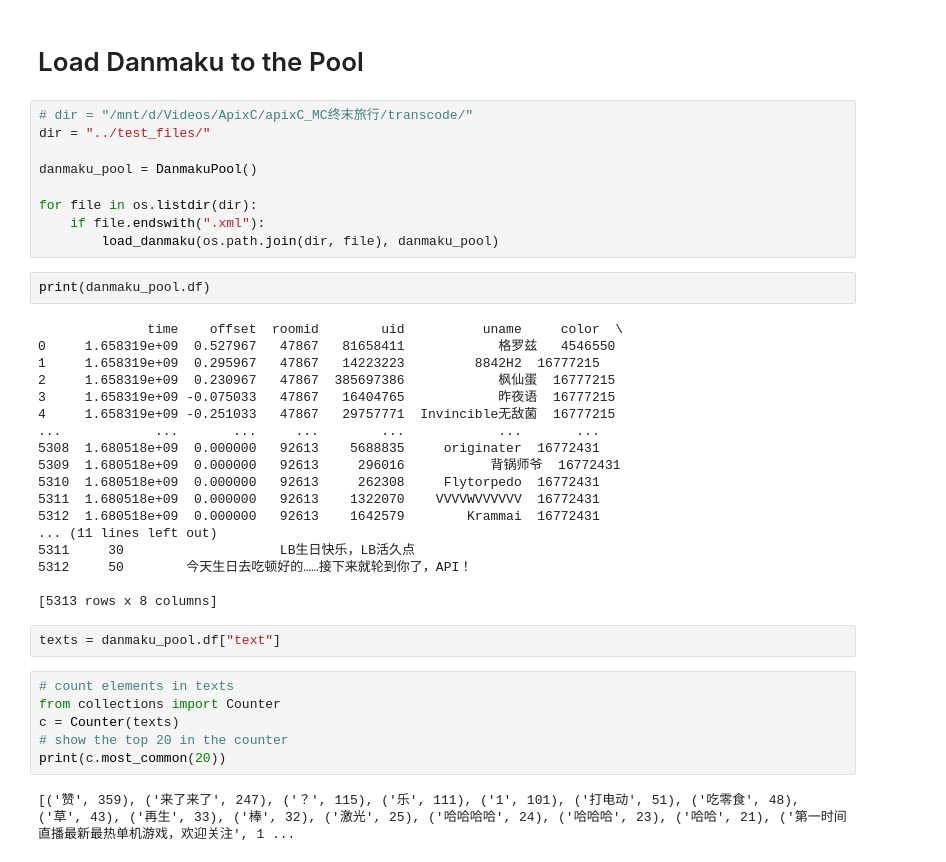
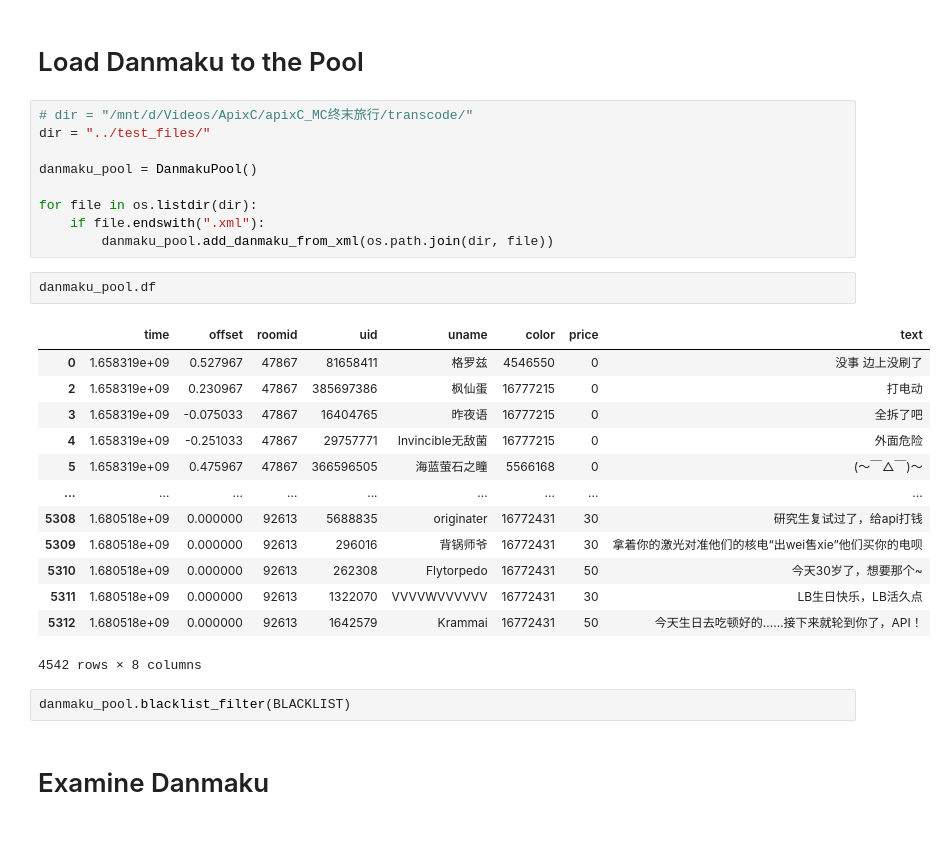
Before and after one commit to y1guo/hotspot-clip, a Jupyter notebook: src/test.ipynb, the cells around one changed output. Cells and saved outputs as stored; diff of their text form; blank space fills up the shorter version.

```diff
--- a/src/test.ipynb
+++ b/src/test.ipynb
@@ -82,34 +86,24 @@ danmaku_pool = DanmakuPool()
 
 for file in os.listdir(dir):
     if file.endswith(".xml"):
-        load_danmaku(os.path.join(dir, file), danmaku_pool)
+        danmaku_pool.add_danmaku_from_xml(os.path.join(dir, file))
-# %%
-print(danmaku_pool.df)
-# %% [output]
-              time    offset  roomid        uid          uname     color  \
-0     1.658319e+09  0.527967   47867   81658411            格罗兹   4546550
-1     1.658319e+09  0.295967   47867   14223223         8842H2  16777215
-2     1.658319e+09  0.230967   47867  385697386            枫仙蛋  16777215
-3     1.658319e+09 -0.075033   47867   16404765            昨夜语  16777215
-4     1.658319e+09 -0.251033   47867   29757771  Invincible无敌菌  16777215
-...            ...       ...     ...        ...            ...       ...
-5308  1.680518e+09  0.000000   92613    5688835     originater  16772431
-5309  1.680518e+09  0.000000   92613     296016           背锅师爷  16772431
-5310  1.680518e+09  0.000000   92613     262308     Flytorpedo  16772431
-5311  1.680518e+09  0.000000   92613    1322070    VVVVWVVVVVV  16772431
-5312  1.680518e+09  0.000000   92613    1642579        Krammai  16772431
-... (11 lines left out)
-5311     30                    LB生日快乐，LB活久点
-5312     50        今天生日去吃顿好的……接下来就轮到你了，API！
-
-[5313 rows x 8 columns]
-# %%
-texts = danmaku_pool.df["text"]
-# %%
-# count elements in texts
-from collections import Counter
-c = Counter(texts)
-# show the top 20 in the counter
-print(c.most_common(20))
-# %% [output]
-[('赞', 359), ('来了来了', 247), ('？', 115), ('乐', 111), ('1', 101), ('打电动', 51), ('吃零食', 48), ('草', 43), ('再生', 33), ('棒', 32), ('激光', 25), ('哈哈哈哈', 24), ('哈哈哈', 23), ('哈哈', 21), ('第一时间直播最新最热单机游戏，欢迎关注', 1 ...
+# %%
+danmaku_pool.df
+# %% [output]
+|  | time | offset | roomid | uid | uname | color | price | text |
+| 0 | 1.658319e+09 | 0.527967 | 47867 | 81658411 | 格罗兹 | 4546550 | 0 | 没事 边上没刷了 |
+| 2 | 1.658319e+09 | 0.230967 | 47867 | 385697386 | 枫仙蛋 | 16777215 | 0 | 打电动 |
+| 3 | 1.658319e+09 | -0.075033 | 47867 | 16404765 | 昨夜语 | 16777215 | 0 | 全拆了吧 |
+| 4 | 1.658319e+09 | -0.251033 | 47867 | 29757771 | Invincible无敌菌 | 16777215 | 0 | 外面危险 |
+| 5 | 1.658319e+09 | 0.475967 | 47867 | 366596505 | 海蓝萤石之瞳 | 5566168 | 0 | (〜￣△￣)〜 |
+| ... | ... | ... | ... | ... | ... | ... | ... | ... |
+| 5308 | 1.680518e+09 | 0.000000 | 92613 | 5688835 | originater | 16772431 | 30 | 研究生复试过了，给api打钱 |
+| 5309 | 1.680518e+09 | 0.000000 | 92613 | 296016 | 背锅师爷 | 16772431 | 30 | 拿着你的激光对准他们的核电“出wei售xie”他们买你的电呗 |
+| 5310 | 1.680518e+09 | 0.000000 | 92613 | 262308 | Flytorpedo | 16772431 | 50 | 今天30岁了，想要那个~ |
+| 5311 | 1.680518e+09 | 0.000000 | 92613 | 1322070 | VVVVWVVVVVV | 16772431 | 30 | LB生日快乐，LB活久点 |
+| 5312 | 1.680518e+09 | 0.000000 | 92613 | 1642579 | Krammai | 16772431 | 50 | 今天生日去吃顿好的……接下来就轮到你了，API！ |
+4542 rows × 8 columns
+# %%
+danmaku_pool.blacklist_filter(BLACKLIST)
+# %% [markdown]
+# Examine Danmaku
```
Also changed, not shown: parts of 4 cells of this notebook, 3 other files.
